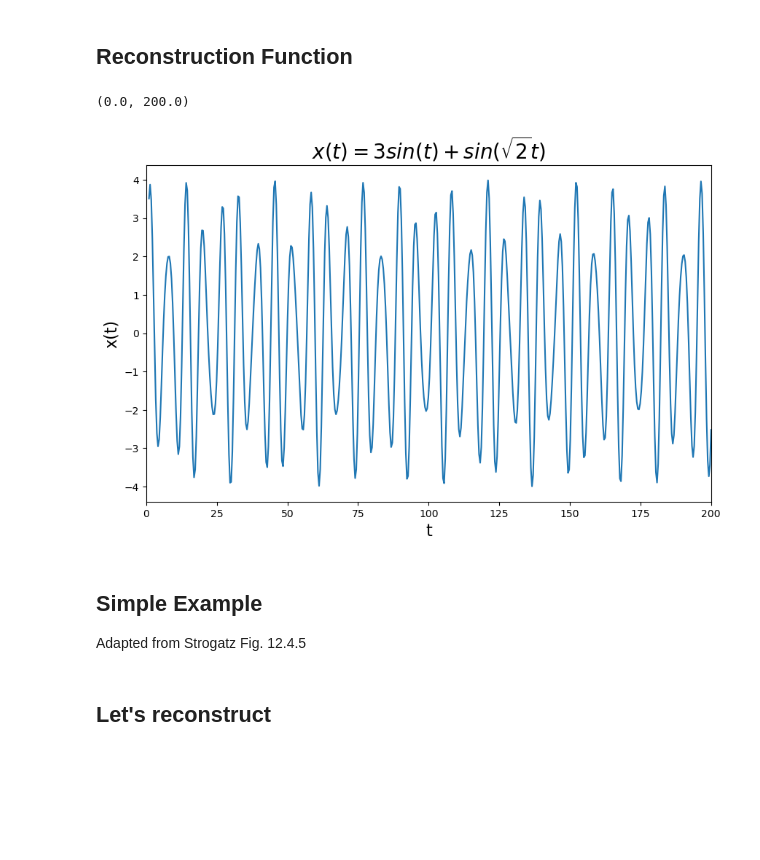
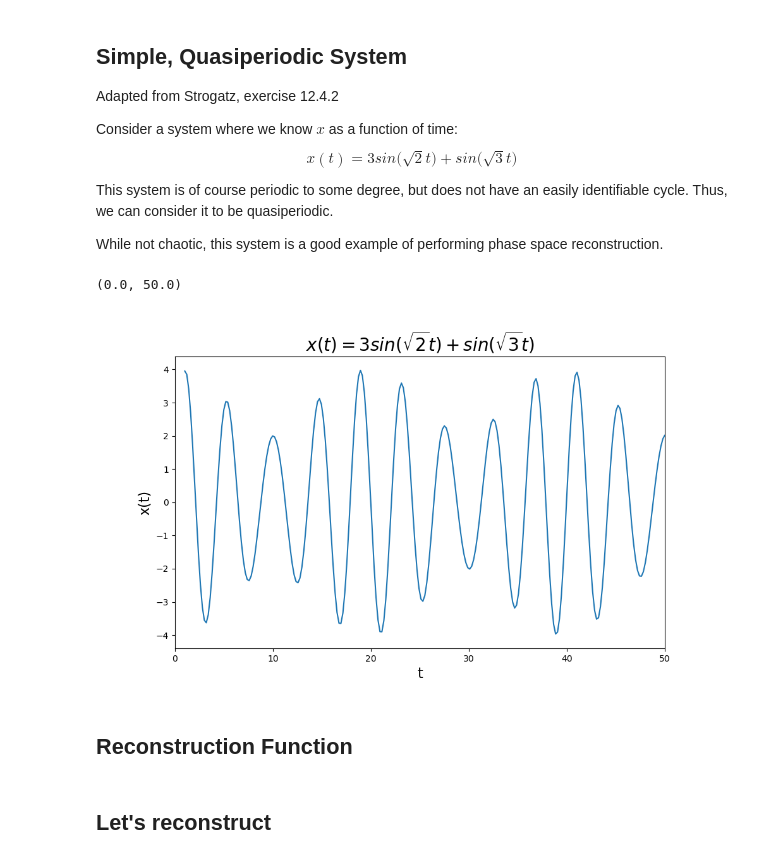
Before and after one commit to JosephWick/PhaseReconstruction, a Jupyter notebook: example_1st.ipynb, the cells around one changed output. Drawn from its saved outputs; the diff is of its cells as text; code cells hidden in the pictures; blank space fills up the shorter version.

Commit message:
update examples

```diff
--- a/example_1st.ipynb
+++ b/example_1st.ipynb
@@ -3,31 +3,40 @@ import numpy as np
 import scipy.integrate
 import matplotlib.pyplot as plt
 # %% [markdown]
-## Reconstruction Function
+## Simple, Quasiperiodic System
+
+Adapted from Strogatz, exercise 12.4.2
+
+Consider a system where we know $x$ as a function of time:
+$$
+x(t) = 3sin \big(\sqrt{2}t \big) + sin \big(\sqrt{3}t\big)
+$$
+
+This system is of course periodic to some degree, but does not have an easily identifiable cycle. Thus, we can consider it to be quasiperiodic.
+
+While not chaotic, this system is a good example of performing phase space reconstruction.
 # %%
 def func(t):
-    return 3*np.sin(t) + np.sin(np.sqrt(2)*t)
+    return 3*np.sin(np.sqrt(2)*t) + np.sin(np.sqrt(3)*t)
 # %%
-tspan = np.linspace(1,200,500)
-y = func(tspan)
+tspan = np.linspace(1,200,1000)
+x = func(tspan)
 
 # let's look at x(t)
 plt.figure(figsize=(10,6))
-plt.plot(tspan,y)
+plt.plot(tspan,x)
 
 plt.xlabel('t', fontsize=16)
 plt.ylabel('x(t)', fontsize=16)
-plt.title(r'$x(t) = 3sin(t) + sin(\sqrt{2} t)$', fontsize=20)
-plt.xlim(0,200)
+plt.title(r'$x(t) = 3sin(\sqrt{2}t) + sin(\sqrt{3} t)$', fontsize=20)
+plt.xlim(0,50)
 
-# not chaotic -- no expontential growth in distance between trajectories with slightly different initial conditions
+# not chaotic; quasiperiodic
 # %% [output]
-(0.0, 200.0)
+(0.0, 50.0)
-[figure, old version]
+[figure, new version]
 # %% [markdown]
-## Simple Example
-
-Adapted from Strogatz Fig. 12.4.5
+## Reconstruction Function
 # %%
 def reconstructPhase(sv, tau, n):
     '''
```
Also changed, not shown: parts of 3 cells of this notebook, 1 other file.
